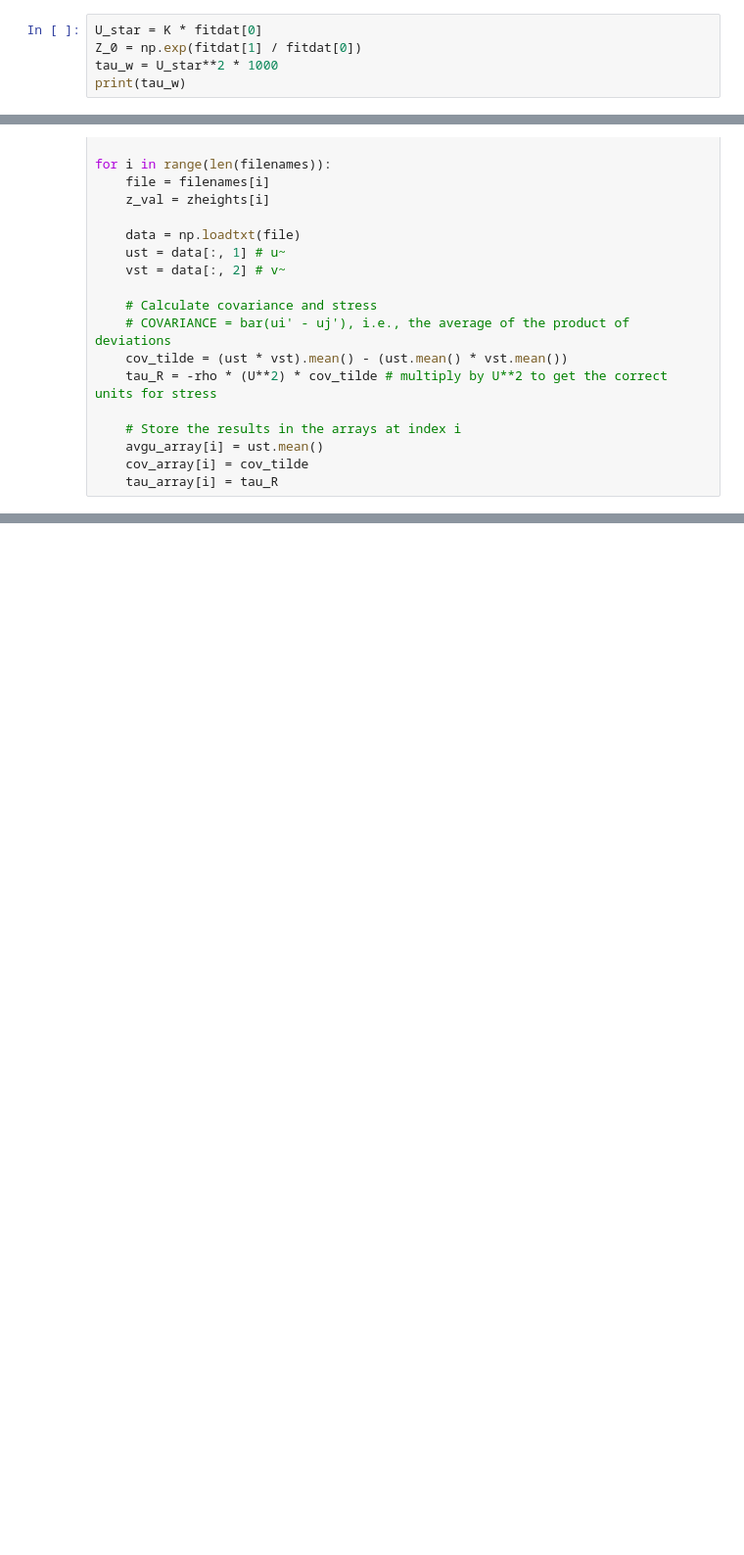
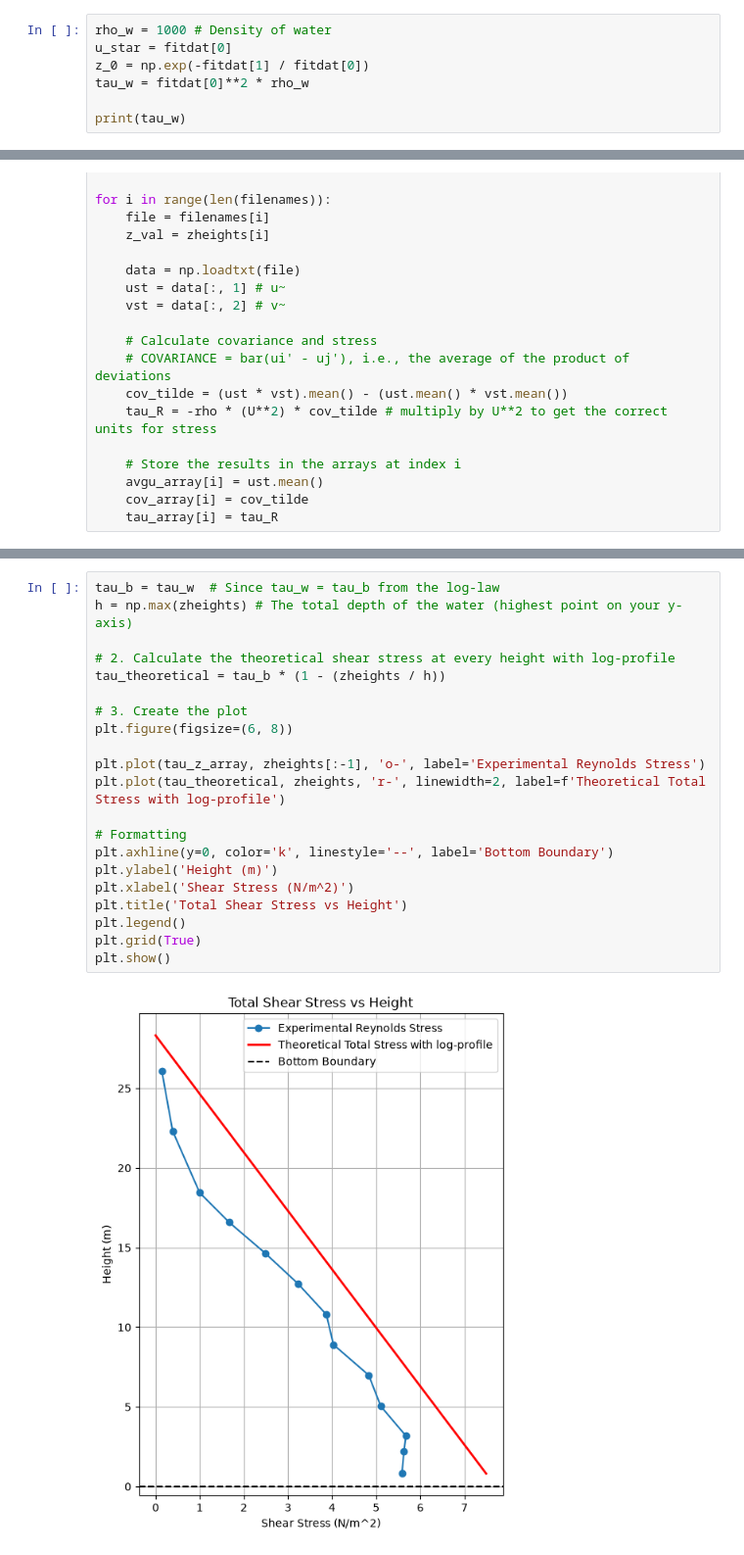
Before and after one commit to Dinojin/FSI_assignment-1, a Jupyter notebook: Q1 backup.ipynb, the cells around one changed output, grey strips where cells are left out. Shown at 98% size. Cells and saved outputs as stored; diff of their text form; blank space fills up the shorter version.

```diff
--- a/Q1 backup.ipynb
+++ b/Q1 backup.ipynb
@@ -91,5 +101,7 @@ print(avgu / fitdat[0])
 # %%
-U_star = K * fitdat[0]
-Z_0 = np.exp(fitdat[1] / fitdat[0])
-tau_w = U_star**2 * 1000
+rho_w = 1000 # Density of water
+u_star = fitdat[0]
+z_0 = np.exp(-fitdat[1] / fitdat[0])
+tau_w = fitdat[0]**2 * rho_w
+
 print(tau_w)
@@ -193,0 +229,23 @@ plt.ylabel('Height (m)')
+# %%
+tau_b = tau_w  # Since tau_w = tau_b from the log-law
+h = np.max(zheights) # The total depth of the water (highest point on your y-axis)
+
+# 2. Calculate the theoretical shear stress at every height with log-profile
+tau_theoretical = tau_b * (1 - (zheights / h))
+
+# 3. Create the plot
+plt.figure(figsize=(6, 8))
+
+plt.plot(tau_z_array, zheights[:-1], 'o-', label='Experimental Reynolds Stress')
+plt.plot(tau_theoretical, zheights, 'r-', linewidth=2, label=f'Theoretical Total Stress with log-profile')
+
+# Formatting
+plt.axhline(y=0, color='k', linestyle='--', label='Bottom Boundary')
+plt.ylabel('Height (m)')
+plt.xlabel('Shear Stress (N/m^2)')
+plt.title('Total Shear Stress vs Height')
+plt.legend()
+plt.grid(True)
+plt.show()
+# %% [output]
+[figure, added]
```
Also changed, not shown: parts of 12 cells of this notebook.
